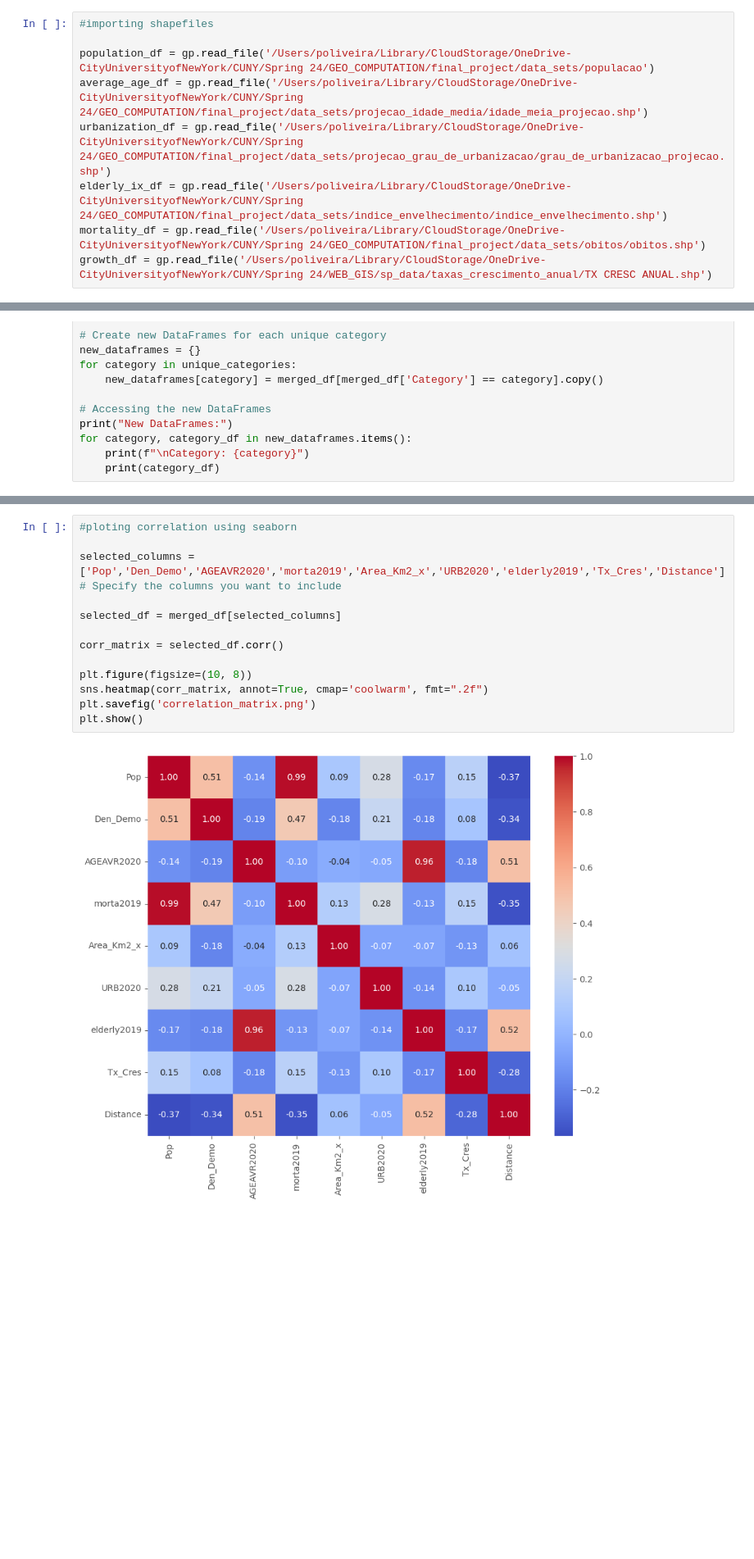
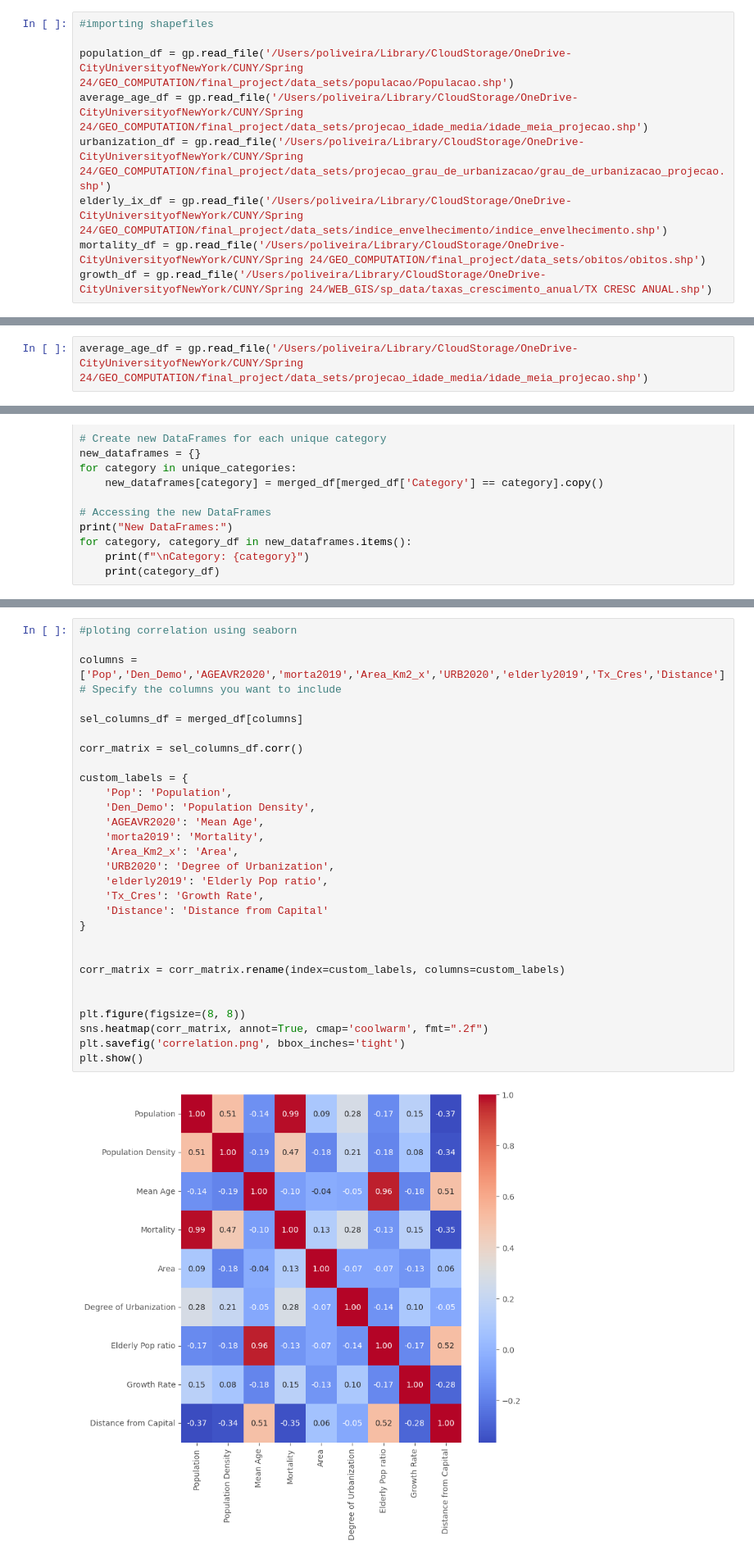
Before and after one commit to s-oliveira-pedro/geocomp, a Jupyter notebook: code.ipynb, the cells around one changed output, grey strips where cells are left out. Shown at 82% size. Saved outputs shown, nothing was run; the diff lists cells and outputs as text; blank space fills up the shorter version.

```diff
--- a/code.ipynb
+++ b/code.ipynb
@@ -8,7 +7,7 @@ import seaborn as sns
 # %%
 #importing shapefiles
 
-population_df = gp.read_file('/Users/poliveira/Library/CloudStorage/OneDrive-CityUniversityofNewYork/CUNY/Spring 24/GEO_COMPUTATION/final_project/data_sets/populacao')
+population_df = gp.read_file('/Users/poliveira/Library/CloudStorage/OneDrive-CityUniversityofNewYork/CUNY/Spring 24/GEO_COMPUTATION/final_project/data_sets/populacao/Populacao.shp')
 average_age_df = gp.read_file('/Users/poliveira/Library/CloudStorage/OneDrive-CityUniversityofNewYork/CUNY/Spring 24/GEO_COMPUTATION/final_project/data_sets/projecao_idade_media/idade_meia_projecao.shp')
 urbanization_df = gp.read_file('/Users/poliveira/Library/CloudStorage/OneDrive-CityUniversityofNewYork/CUNY/Spring 24/GEO_COMPUTATION/final_project/data_sets/projecao_grau_de_urbanizacao/grau_de_urbanizacao_projecao.shp')
 elderly_ix_df = gp.read_file('/Users/poliveira/Library/CloudStorage/OneDrive-CityUniversityofNewYork/CUNY/Spring 24/GEO_COMPUTATION/final_project/data_sets/indice_envelhecimento/indice_envelhecimento.shp')
@@ -17,3 +18,5 @@ growth_df = gp.read_file('/Users/poliveira/Library/CloudStorage/OneDrive-CityUni
+# %%
+average_age_df = gp.read_file('/Users/poliveira/Library/CloudStorage/OneDrive-CityUniversityofNewYork/CUNY/Spring 24/GEO_COMPUTATION/final_project/data_sets/projecao_idade_media/idade_meia_projecao.shp')
 # %%
 #treating the dataframes before merging them
 
@@ -424,15 +427,31 @@ plt.show()
 # %%
 #ploting correlation using seaborn
 
-selected_columns = ['Pop','Den_Demo','AGEAVR2020','morta2019','Area_Km2_x','URB2020','elderly2019','Tx_Cres','Distance']  # Specify the columns you want to include
+columns = ['Pop','Den_Demo','AGEAVR2020','morta2019','Area_Km2_x','URB2020','elderly2019','Tx_Cres','Distance']  # Specify the columns you want to include
 
-selected_df = merged_df[selected_columns]
+sel_columns_df = merged_df[columns]
 
-corr_matrix = selected_df.corr()
+corr_matrix = sel_columns_df.corr()
 
-plt.figure(figsize=(10, 8))
+custom_labels = {
+    'Pop': 'Population',
+    'Den_Demo': 'Population Density',
+    'AGEAVR2020': 'Mean Age',
+    'morta2019': 'Mortality',
+    'Area_Km2_x': 'Area',
+    'URB2020': 'Degree of Urbanization',
+    'elderly2019': 'Elderly Pop ratio',
+    'Tx_Cres': 'Growth Rate',
+    'Distance': 'Distance from Capital'
+}
+
+
+corr_matrix = corr_matrix.rename(index=custom_labels, columns=custom_labels)
+
+
+plt.figure(figsize=(8, 8))
 sns.heatmap(corr_matrix, annot=True, cmap='coolwarm', fmt=".2f")
-plt.savefig('correlation_matrix.png')
+plt.savefig('correlation.png', bbox_inches='tight')
 plt.show()
 # %% [output]
-[figure, old version]
+[figure, new version]
```
Also changed, not shown: parts of 4 cells of this notebook.
